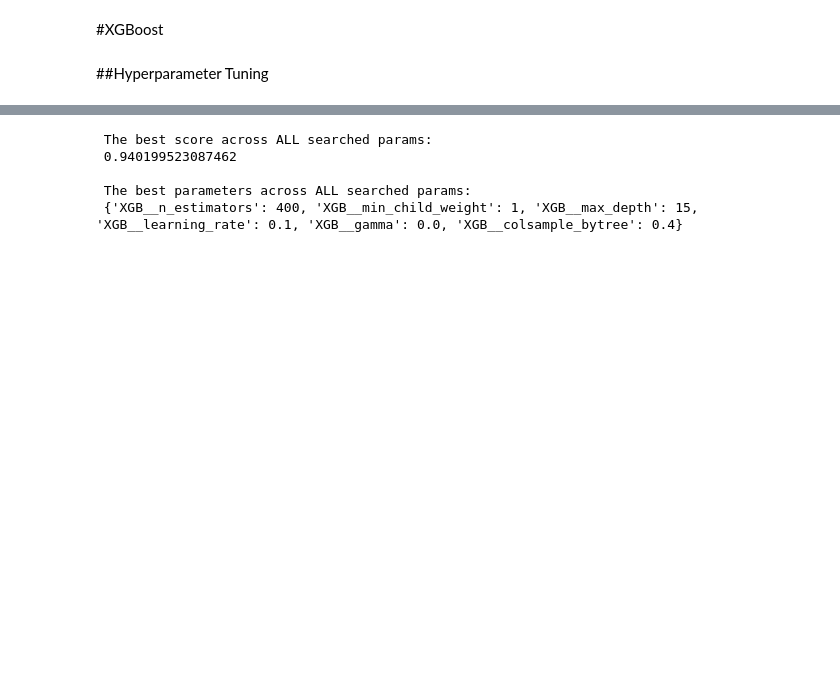
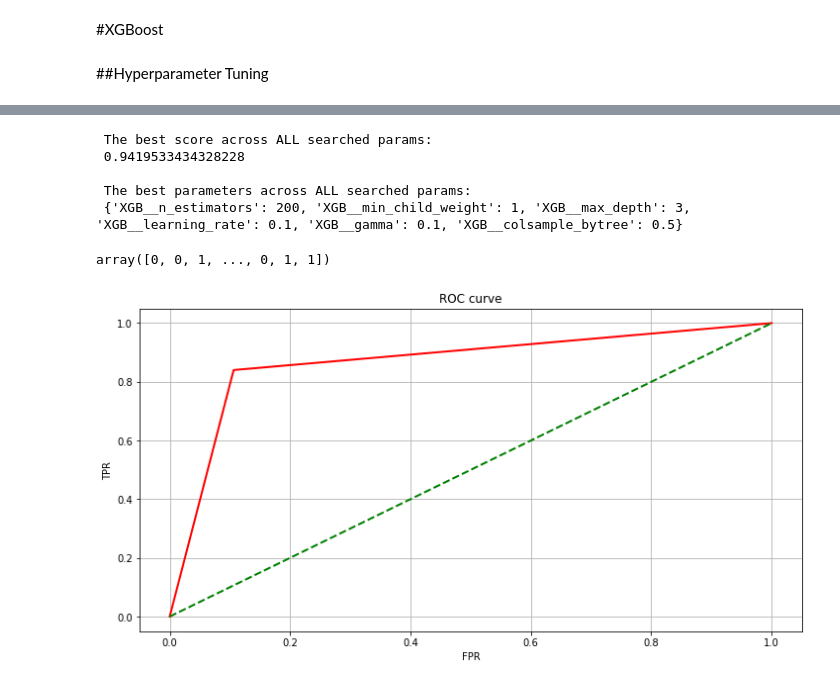
Before and after one commit to Chandramani05/Hunting-for-Exoplanet-in-Deep-Space, a Jupyter notebook: MSML_603_Final_Project_Hunting_the_Exoplanets_in_the_Deep_Space.ipynb, the cells around one changed output, grey strips where cells are left out. Cells and saved outputs as stored; diff of their text form; code cells hidden in the pictures; blank space fills up the shorter version.

```diff
--- a/MSML_603_Final_Project_Hunting_the_Exoplanets_in_the_Deep_Space.ipynb
+++ b/MSML_603_Final_Project_Hunting_the_Exoplanets_in_the_Deep_Space.ipynb
@@ -1232,7 +1237,7 @@ xgb_steps = [('scaler', StandardScaler()), ('XGB', xgb)]
 xgb_pipeline = Pipeline(xgb_steps)
 
 # paramater space to tune
-n_estimators = [int(x) for x in np.linspace(start = 200, stop = 2000, num = 10)]
+n_estimators = [int(x) for x in np.linspace(start = 200, stop = 5000, num = 10)]
 max_depth = [3, 4, 5, 6, 8, 10, 12, 15]
 learning_rate = [0.05, 0.10, 0.15, 0.20, 0.25, 0.30]
 min_child_weight = [1, 3, 5, 7]
@@ -1249,5 +1254,5 @@ xgb_param_grid = {'XGB__max_depth': max_depth,
 # %%
 %%time
 # find best parameters and apply 5 fold cross validation with RandomizedSearchCV
-xgb_cv = GridSearchCV(xgb_pipeline, xgb_param_grid, scoring='average_precision', cv=5)
+xgb_cv = RandomizedSearchCV(xgb_pipeline, xgb_param_grid, scoring='average_precision', cv=5, random_state=1)
 xgb_cv.fit(x_train, y_train)
@@ -1256,7 +1283,16 @@ print("\n The best score across ALL searched params:\n",xgb_cv.best_score_)
 print("\n The best parameters across ALL searched params:\n",xgb_cv.best_params_)
 # %% [output]
  The best score across ALL searched params:
- 0.940199523087462
+ 0.9419533434328228
 
  The best parameters across ALL searched params:
- {'XGB__n_estimators': 400, 'XGB__min_child_weight': 1, 'XGB__max_depth': 15, 'XGB__learning_rate': 0.1, 'XGB__gamma': 0.0, 'XGB__colsample_bytree': 0.4}
+ {'XGB__n_estimators': 200, 'XGB__min_child_weight': 1, 'XGB__max_depth': 3, 'XGB__learning_rate': 0.1, 'XGB__gamma': 0.1, 'XGB__colsample_bytree': 0.5}
+# %%
+prediction = xgb_cv.predict(x_test)
+prediction
+# %% [output]
+array([0, 0, 1, ..., 0, 1, 1])
+# %%
+plot_roc_curve(prediction)
+# %% [output]
+[figure, added]
```
Also changed, not shown: parts of 5 cells of this notebook.
